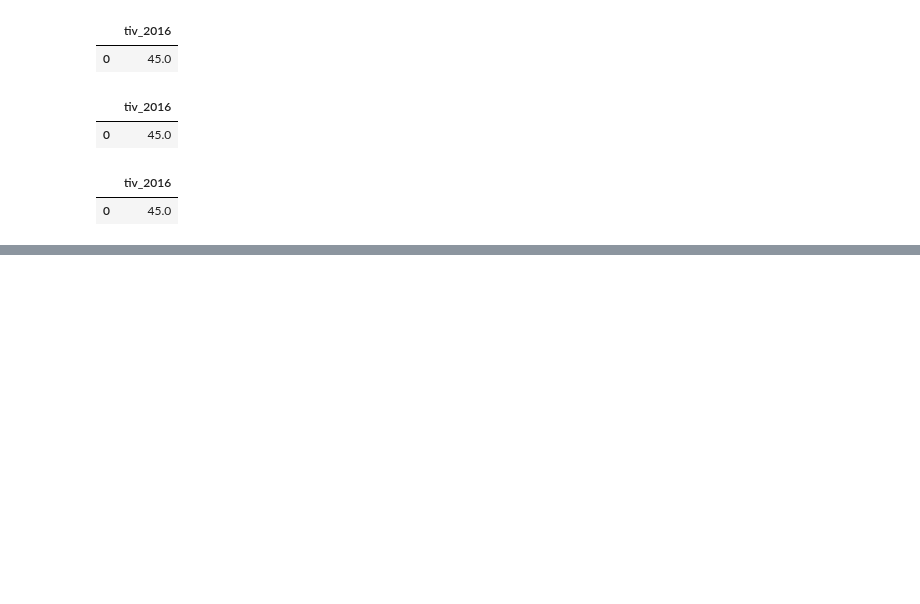
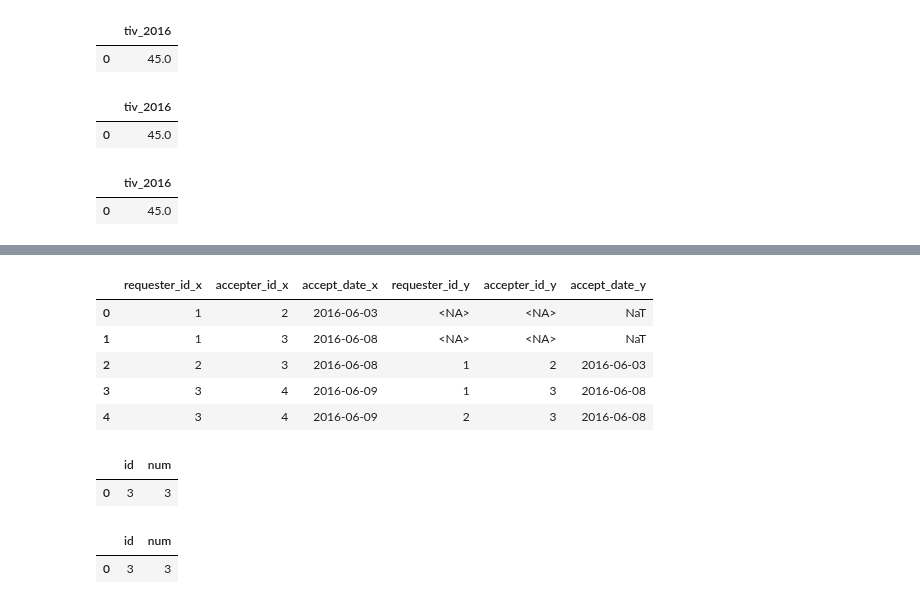
Before and after one commit to Praldmur/Tasks, a Jupyter notebook: LeetCode_Med.ipynb, the cells around one changed output, grey strips where cells are left out. Drawn from its saved outputs; the diff is of its cells as text; code cells hidden in the pictures; blank space fills up the shorter version.

```diff
--- a/LeetCode_Med.ipynb
+++ b/LeetCode_Med.ipynb
@@ -434,0 +437,4 @@ duckdb.query(query).to_df()
+# %%
+data = [[1, 2, '2016/06/03'], [1, 3, '2016/06/08'], [2, 3, '2016/06/08'], [3, 4, '2016/06/09']]
+request_accepted = pd.DataFrame(data, columns=['requester_id', 'accepter_id', 'accept_date']).astype({'requester_id':'Int64', 'accepter_id':'Int64', 'accept_date':'datetime64[ns]'})
+request_accepted
@@ -434,0 +447,56 @@ duckdb.query(query).to_df()
+# %%
+request_accepted.merge(request_accepted, how='left', left_on='requester_id', right_on='accepter_id')
+# %% [output]
+|  | requester_id_x | accepter_id_x | accept_date_x | requester_id_y | accepter_id_y | accept_date_y |
+| 0 | 1 | 2 | 2016-06-03 | <NA> | <NA> | NaT |
+| 1 | 1 | 3 | 2016-06-08 | <NA> | <NA> | NaT |
+| 2 | 2 | 3 | 2016-06-08 | 1 | 2 | 2016-06-03 |
+| 3 | 3 | 4 | 2016-06-09 | 1 | 3 | 2016-06-08 |
+| 4 | 3 | 4 | 2016-06-09 | 2 | 3 | 2016-06-08 |
+# %%
+# если есть только один человек с максимальным количеством друзей
+query = """
+with t1 as
+(
+    SELECT requester_id as id FROM request_accepted
+    UNION ALL
+    SELECT accepter_id as id FROM request_accepted
+)
+select
+    id,
+    count(id) as num
+from t1
+group by id
+order by num desc
+limit 1
+"""
+duckdb.query(query).to_df()
+# %% [output]
+|  | id | num |
+| 0 | 3 | 3 |
+# %%
+# если у нескольких людей есть максимальное количество друзей
+query = """
+with t1 as
+(
+    SELECT requester_id as id FROM request_accepted
+    UNION ALL
+    SELECT accepter_id as id FROM request_accepted
+),
+t2 as
+(
+    select
+        id,
+        count(id) over(partition by id) as count_friends
+    from t1
+)
+select distinct
+    id,
+    count_friends as num
+from t2
+where count_friends = (select max(count_friends) from t2)
+"""
+duckdb.query(query).to_df()
+# %% [output]
+|  | id | num |
+| 0 | 3 | 3 |
```
Also changed, not shown: parts of 2 cells of this notebook.
